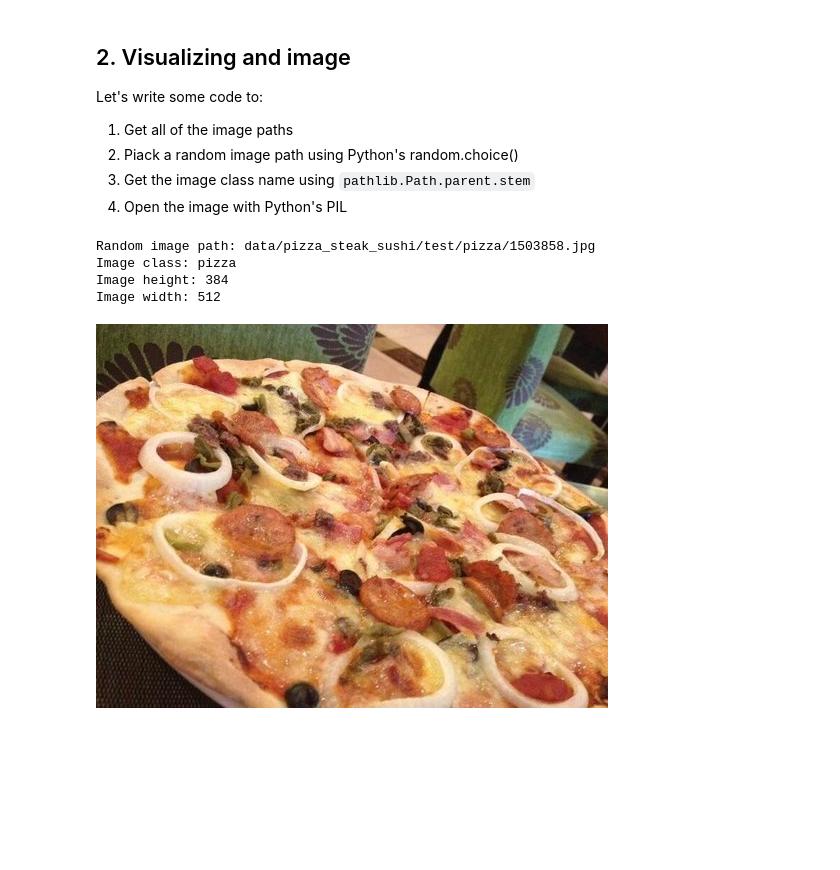
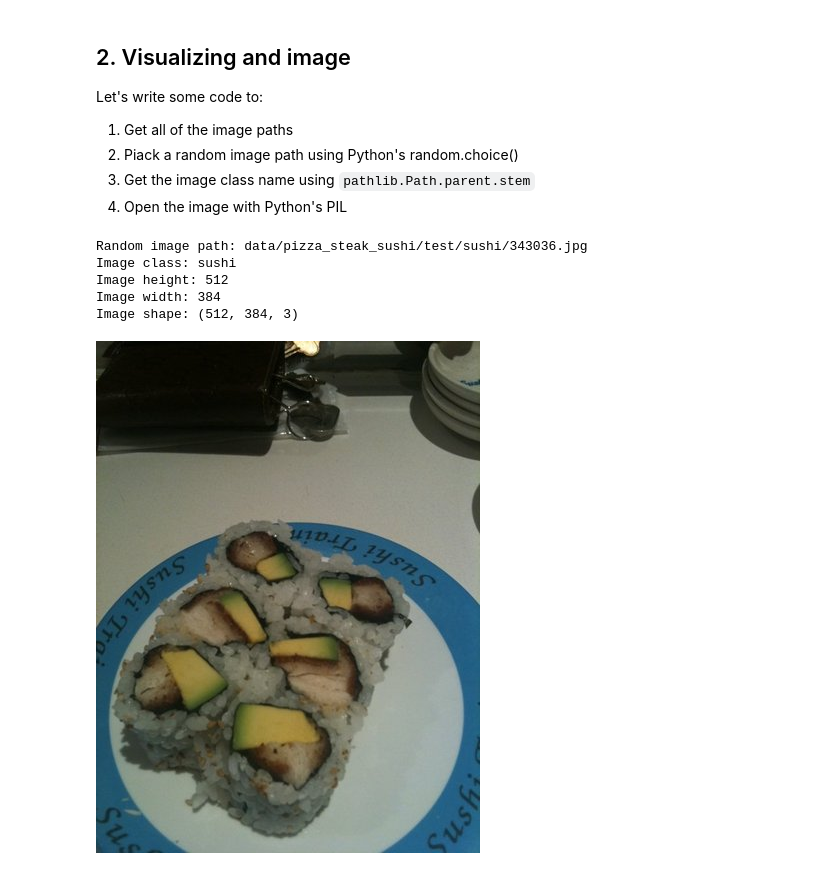
Before and after one commit to nmermigas/PyTorch, a Jupyter notebook: 04_pytorch_custom_datasets.ipynb, the cells around one changed output. Drawn from its saved outputs; the diff is of its cells as text; code cells hidden in the pictures; blank space fills up the shorter version.

Commit message:
Turning Images Into Tensors

```diff
--- a/04_pytorch_custom_datasets.ipynb
+++ b/04_pytorch_custom_datasets.ipynb
@@ -122,32 +120,38 @@ Let's write some code to:
 4. Open the image with Python's PIL
 # %%
 import random
+import numpy as np
 from PIL import Image
 
 # Set seed
 # random.seed(42)
 
 # 1. Get all image paths
 image_path_list = list(image_path.glob("*/*/*.jpg"))
 
 # 2. pick a random image
 random_image_path = random.choice(image_path_list)
 
 # 3. Get image class from path name (aka the name of the directory) (.parent gives the full path and .stem the last dir)
 image_class = random_image_path.parent.stem
 
 # 4. Open image
 img = Image.open(random_image_path)
 
 # 5. Print metadata
 print(f"Random image path: {random_image_path}")
 print(f"Image class: {image_class}")
 print(f"Image height: {img.height}")
 print(f"Image width: {img.width}")
+image_as_array = np.asarray(img)
+print(f"Image shape: {image_as_array.shape}")
+
+
 img
 # %% [output]
-Random image path: data/pizza_steak_sushi/test/pizza/1503858.jpg
-Image class: pizza
-Image height: 384
-Image width: 512
+Random image path: data/pizza_steak_sushi/test/sushi/343036.jpg
+Image class: sushi
+Image height: 512
+Image width: 384
+Image shape: (512, 384, 3)
-[figure, old version]
+[figure, new version]
```
Also changed, not shown: parts of 7 cells of this notebook.
